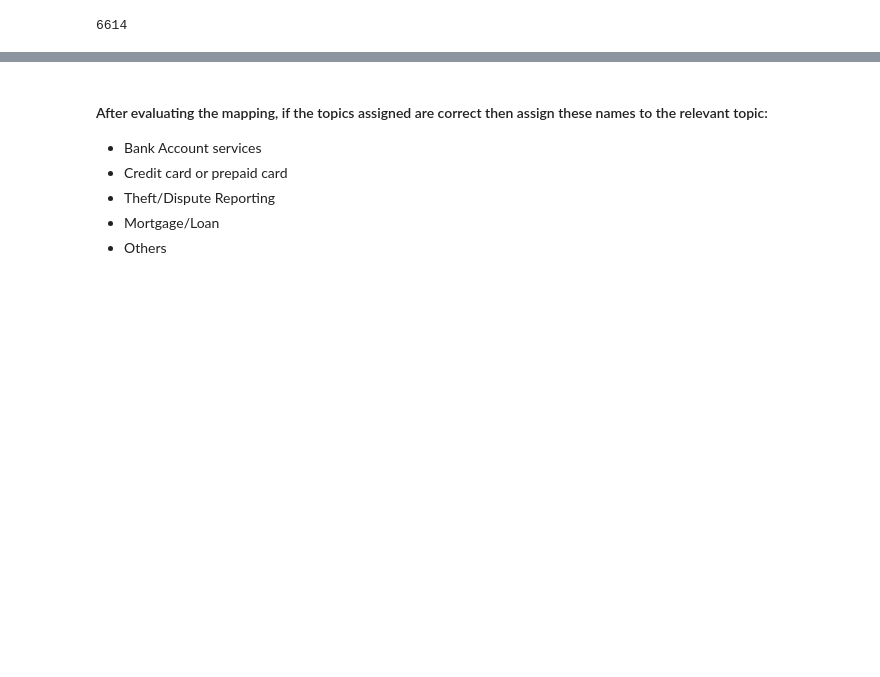
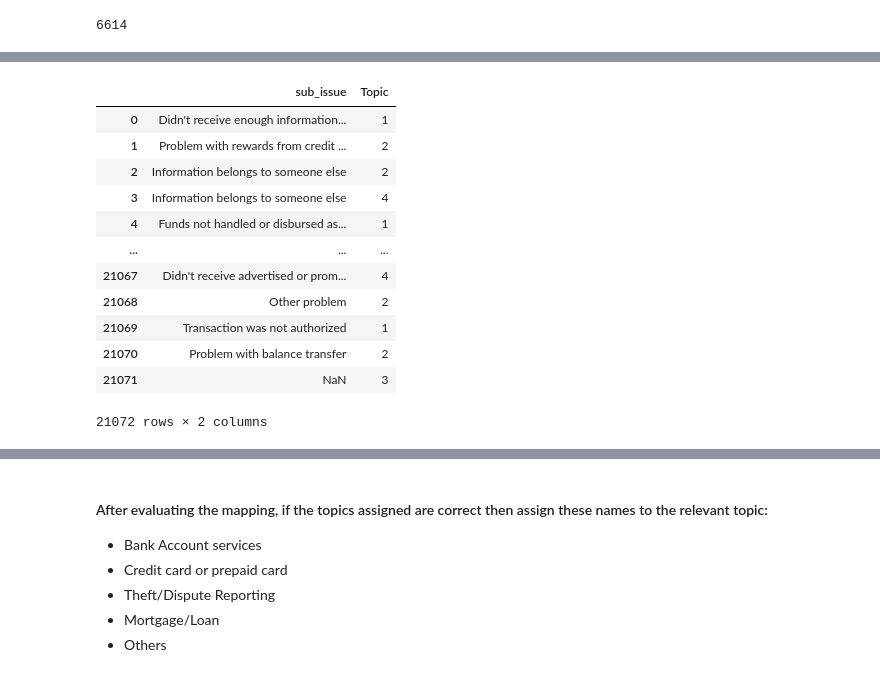
Before and after one commit to AxithChoudhary/Automatic_Ticket_Classification, a Jupyter notebook: Automatic_Ticket_Classification.ipynb, the cells around one changed output, grey strips where cells are left out. Drawn from its saved outputs; the diff is of its cells as text; code cells hidden in the pictures; blank space fills up the shorter version.

```diff
--- a/Automatic_Ticket_Classification.ipynb
+++ b/Automatic_Ticket_Classification.ipynb
@@ -692,5 +732 @@ topic_words
-# %%
-#Assign the best topic to each of the cmplaints in Topic Column
-
-df_clean['Topic'] = #write your code to assign topics to each rows.
 # %%
@@ -698,3 +752,19 @@ df_clean.head()
+# %%
+df_clean[['sub_issue',"Topic"]]
+# %% [output]
+|  | sub_issue | Topic |
+| 0 | Didn't receive enough information... | 1 |
+| 1 | Problem with rewards from credit ... | 2 |
+| 2 | Information belongs to someone else | 2 |
+| 3 | Information belongs to someone else | 4 |
+| 4 | Funds not handled or disbursed as... | 1 |
+| ... | ... | ... |
+| 21067 | Didn't receive advertised or prom... | 4 |
+| 21068 | Other problem | 2 |
+| 21069 | Transaction was not authorized | 1 |
+| 21070 | Problem with balance transfer | 2 |
+| 21071 | NaN | 3 |
+21072 rows × 2 columns
 # %%
 #Print the first 5 Complaint for each of the Topics
 df_clean=df_clean.groupby('Topic').head(5)
```
Also changed, not shown: parts of 20 cells of this notebook.
